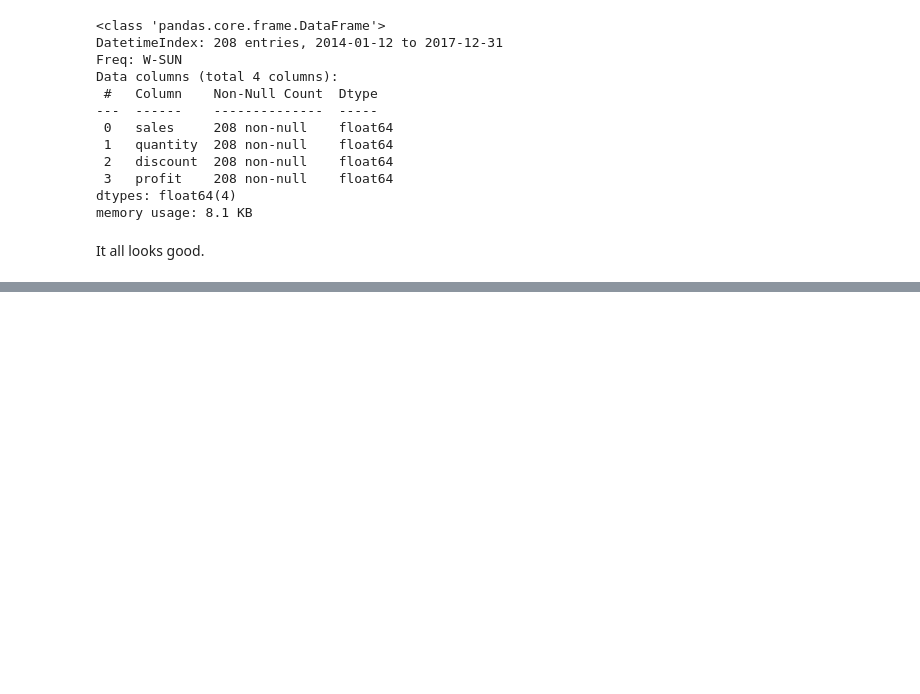
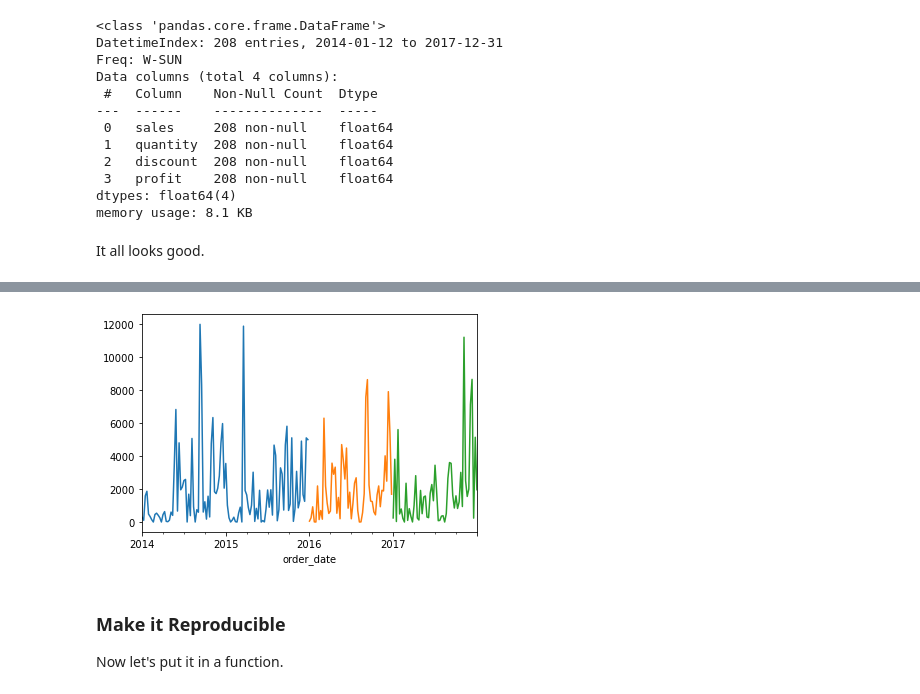
Before and after one commit to Innis-Superstore-Sales/time-series-project, a Jupyter notebook: wrangle.ipynb, the cells around one changed output, grey strips where cells are left out. Drawn from its saved outputs; the diff is of its cells as text; code cells hidden in the pictures; blank space fills up the shorter version.

```diff
--- a/wrangle.ipynb
+++ b/wrangle.ipynb
@@ -584,0 +597,14 @@ Finally we need to make a function that will split the data for us.
+# %%
+train = by_week.loc[ : '2015']
+validate = by_week.loc['2016']
+test = by_week.loc['2017']
+# %%
+train.sales.plot()
+validate.sales.plot()
+test.sales.plot();
+# %% [output]
+[figure, added]
+# %% [markdown]
+### Make it Reproducible
+
+Now let's put it in a function.
```
Also changed, not shown: parts of 7 cells of this notebook, 1 other file.
